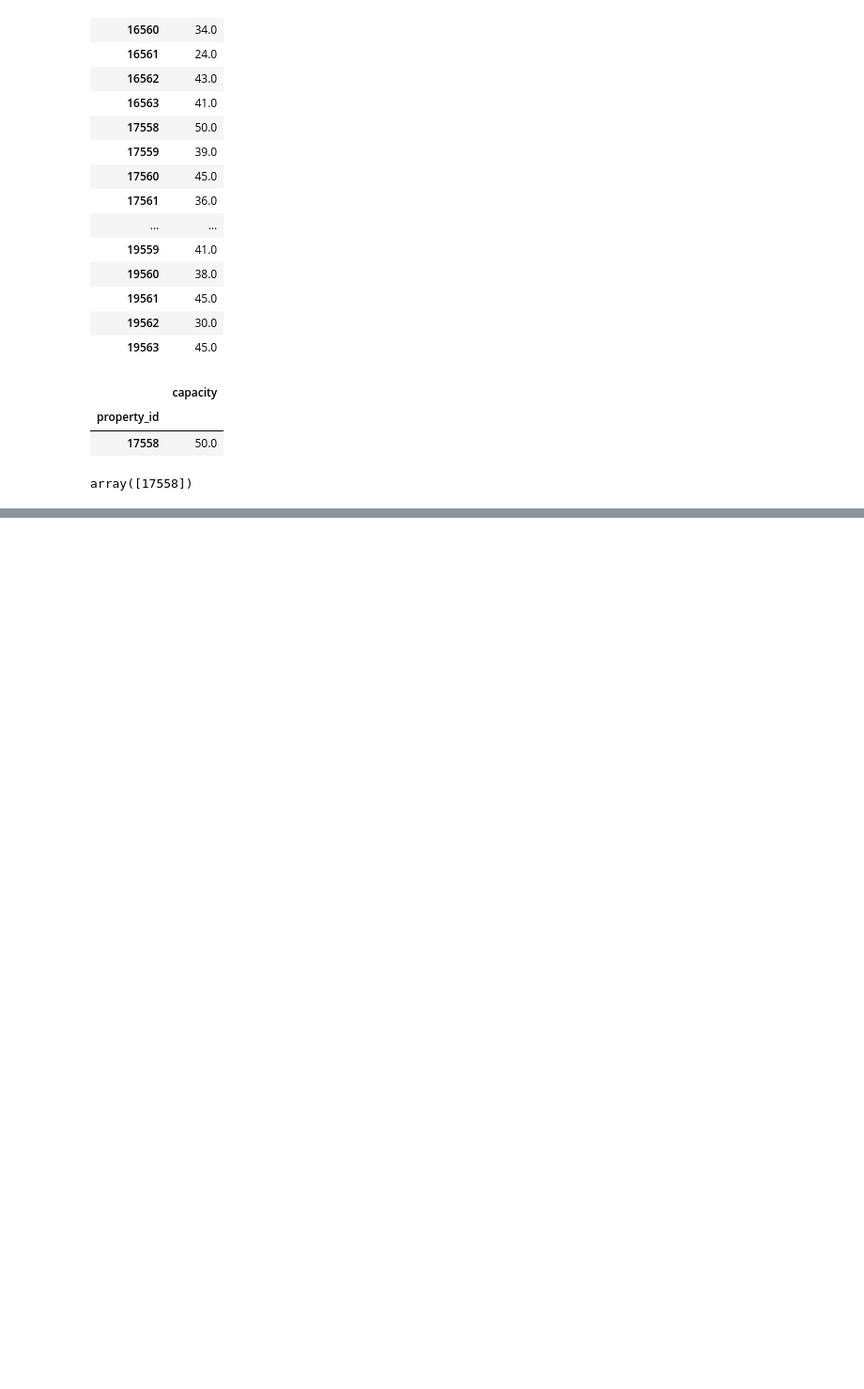
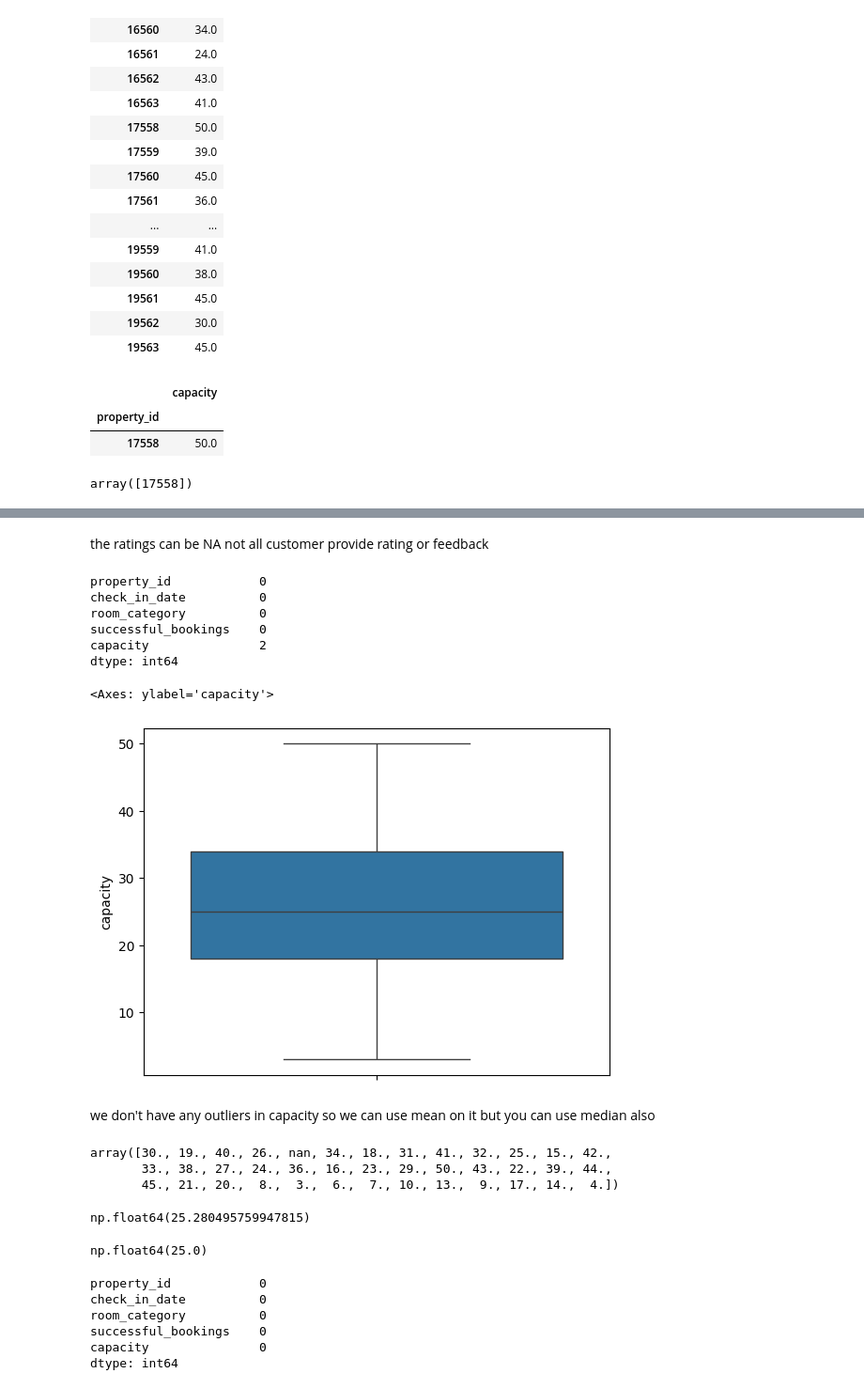
Before and after one commit to Mohitnayak-AI/Machine-Learning, a Jupyter notebook: AI-codebasics/EDA-Hospitality/EDA-Hospitality.ipynb, the cells around one changed output, grey strips where cells are left out. Shown: that part at 94% size. Cells and saved outputs as stored; diff of their text form; code cells hidden in the pictures; blank space fills up the shorter version.

```diff
--- a/AI-codebasics/EDA-Hospitality/EDA-Hospitality.ipynb
+++ b/AI-codebasics/EDA-Hospitality/EDA-Hospitality.ipynb
@@ -394,0 +634,44 @@ array([17558])
+# %% [markdown]
+the ratings can be NA not all customer provide rating or feedback
+# %%
+# Now look into agg_booking
+
+fact_agg_bookings.isna().sum()
+# %% [output]
+property_id            0
+check_in_date          0
+room_category          0
+successful_bookings    0
+capacity               2
+dtype: int64
+# %%
+sns.boxplot(fact_agg_bookings['capacity'])
+# %% [output]
+<Axes: ylabel='capacity'>
+[figure, added]
+# %% [markdown]
+we don't have any outliers in capacity so we can use mean on it but you can use median also
+# %%
+fact_agg_bookings['capacity'].unique()
+# %% [output]
+array([30., 19., 40., 26., nan, 34., 18., 31., 41., 32., 25., 15., 42.,
+       33., 38., 27., 24., 36., 16., 23., 29., 50., 43., 22., 39., 44.,
+       45., 21., 20.,  8.,  3.,  6.,  7., 10., 13.,  9., 17., 14.,  4.])
+# %%
+fact_agg_bookings['capacity'].mean()
+# %% [output]
+np.float64(25.280495759947815)
+# %%
+fact_agg_bookings['capacity'].median()
+# %% [output]
+np.float64(25.0)
+# %%
+fact_agg_bookings['capacity'] = fact_agg_bookings['capacity'].fillna(fact_agg_bookings['capacity'].median())
+fact_agg_bookings.isna().sum()
+# %% [output]
+property_id            0
+check_in_date          0
+room_category          0
+successful_bookings    0
+capacity               0
+dtype: int64
```
Also changed, not shown: parts of 74 cells of this notebook, 1 other file.
